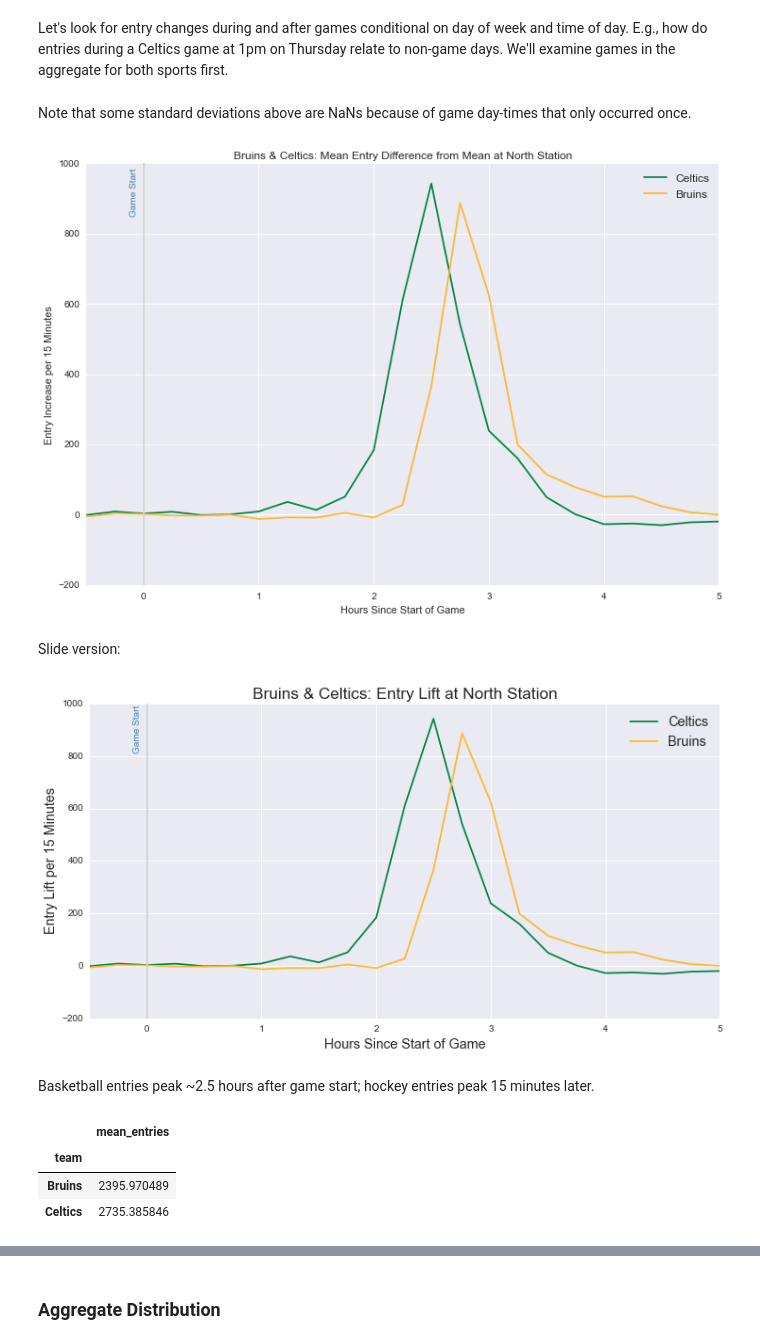
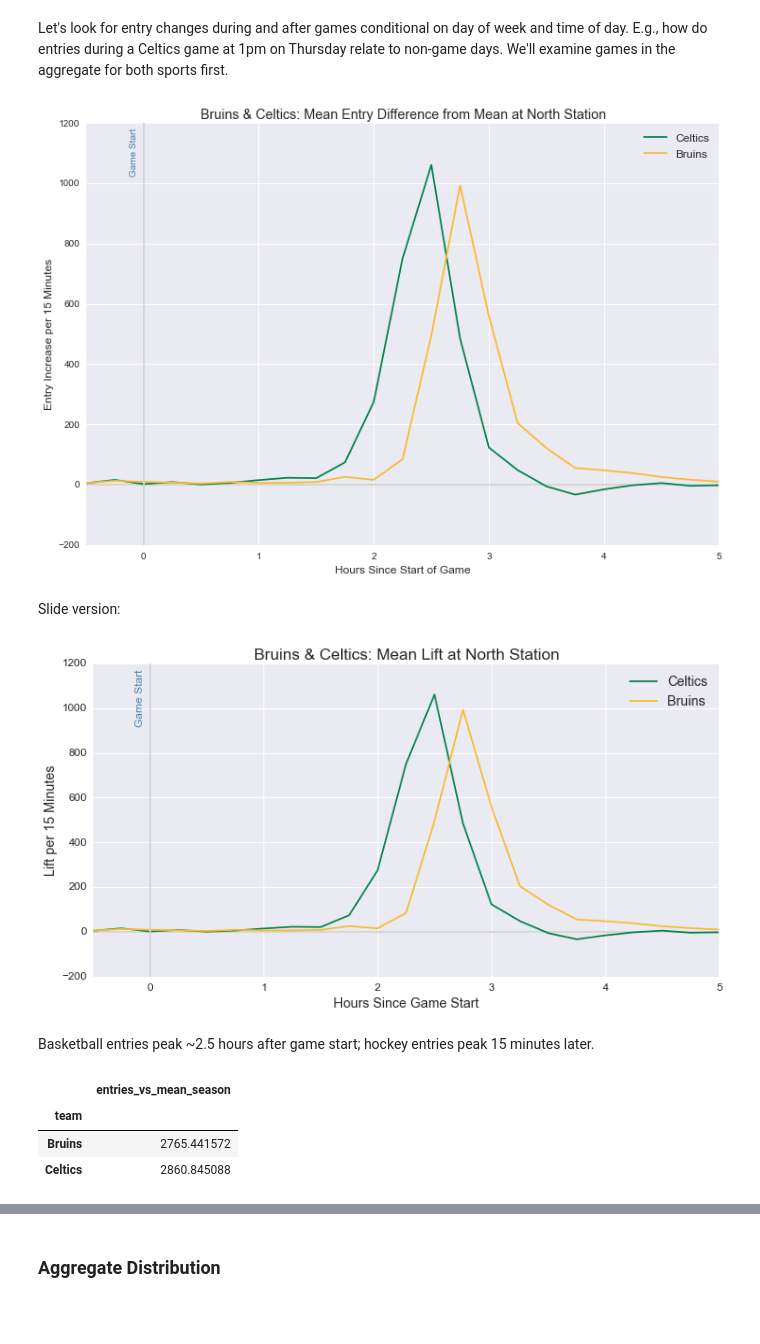
Before and after one commit to azampagl/harvard-capstone, a Jupyter notebook: src/sports/bruins_celtics.ipynb, the cells around one changed output, grey strips where cells are left out. Cells and saved outputs as stored; diff of their text form; code cells hidden in the pictures; blank space fills up the shorter version.

```diff
--- a/src/sports/bruins_celtics.ipynb
+++ b/src/sports/bruins_celtics.ipynb
@@ -275,18 +311,27 @@ mean_entry_differences_dow
-# %% [markdown]
-Note that some standard deviations above are NaNs because of game day-times that only occurred once.
 # %%
 # The hierarchical columns are a pain here. Flatten them.
-mean_entry_differences_dow_copy = mean_entry_differences_dow.copy()
-cols = mean_entry_differences_dow.columns.get_level_values(0).tolist()
-for i, c in enumerate(mean_entry_differences_dow.columns.get_level_values(1)):
-    if c != '':
-        cols[i] += '_' + c
-mean_entry_differences_dow_copy.columns = cols
+# mean_entry_differences_dow_copy = mean_entry_differences_dow.copy()
+# cols = mean_entry_differences_dow.columns.get_level_values(0).tolist()
+# for i, c in enumerate(mean_entry_differences_dow.columns.get_level_values(1)):
+#     if c != '':
+#         cols[i] += '_' + c
+# mean_entry_differences_dow_copy.columns = cols
 
 # Summarize.
-mean_entry_differences_summarized = mean_entry_differences_dow_copy.groupby(['team','hours_since_game_start']).agg({
-    'entries_vs_mean_mean': np.mean,
-    'entries_vs_mean_std':  np.std
+mean_entry_differences_summarized = mean_entry_differences_dow.groupby(['name','line_1','line_2','team','hours_since_game_start']).agg({
+    #'entries_vs_mean_all': np.mean,
+    'entries_vs_mean_season': np.mean
 }).reset_index()
+# Fix stupid column names.
+# mean_entry_differences_summarized.rename(columns={'entries_vs_mean_all_mean':'entries_vs_mean_all','entries_vs_mean_season_mean':'entries_vs_mean_season'}, inplace=True)
+
+# Now perform a full aggregation.
+mean_entry_differences_agg = mean_entry_differences_summarized.groupby(['team','hours_since_game_start']).agg({
+    #'entries_vs_mean_all': np.sum,
+    'entries_vs_mean_season': np.sum
+}).reset_index(drop=False)
+
+# Also get TD station aggregation.
+td_entries_summarized = mean_entry_differences_summarized[mean_entry_differences_summarized.name.isin(td_stations)]
 # %%
 mean_entry_differences_summarized
@@ -293,57 +340,66 @@ mean_entry_differences_summarized
 # %%
 # Plot means for each team.
 plt.figure(figsize=default_figsize)
 for team in teams:
-    plt.plot(mean_entry_differences_summarized[mean_entry_differences_summarized.team == team].hours_since_game_start, mean_entry_differences_summarized[mean_entry_differences_summarized.team == team].entries_vs_mean_mean, label=team, color=team_colors[team])
+    plt.plot(
+        td_entries_summarized[td_entries_summarized.team == team].hours_since_game_start,
+        td_entries_summarized[td_entries_summarized.team == team].entries_vs_mean_season,
+        label=team, color=team_colors[team]
+    )
 
 # Fix x limit and add origin lines.
 xlim = plt.xlim((-0.5, plt.xlim()[1])); ylim = plt.ylim()
 plt.axvline(0, *ylim, color='lightgray')
-# plt.hlines(0, *xlim, colors='lightgray')
+plt.hlines(0, *xlim, colors='lightgray')
 plt.annotate('Game Start', (-.05,ylim[1]*0.97), rotation='vertical', ha='right', color='steelblue')
 
 # Prettify.
-plt.title('Bruins & Celtics: Mean Entry Difference from Mean at North Station')
-plt.xlabel('Hours Since Start of Game'); plt.ylabel('Entry Increase per 15 Minutes')
+plt.title('Bruins & Celtics: Mean Entry Difference from Mean at North Station', fontsize='x-large')
+plt.xlabel('Hours Since Start of Game', fontsize='large'); plt.ylabel('Entry Increase per 15 Minutes', fontsize='large')
 plt.xlim(xlim)
 plt.legend(fontsize='large')
 
 # Show.
 plt.show()
 # %% [output]
-[figure, old version]
+[figure, new version]
 # %% [markdown]
 Slide version:
 # %%
 # Plot means for each team.
 plt.figure(figsize=default_figsize_slides)
 for team in teams:
-    plt.plot(mean_entry_differences_summarized[mean_entry_differences_summarized.team == team].hours_since_game_start, mean_entry_differences_summarized[mean_entry_differences_summarized.team == team].entries_vs_mean_mean, label=team, color=team_colors[team])
+    plt.plot(
+        td_entries_summarized[td_entries_summarized.team == team].hours_since_game_start,
+        td_entries_summarized[td_entries_summarized.team == team].entries_vs_mean_season,
+        label=team, color=team_colors[team]
+    )
 
 # Fix x limit and add origin lines.
 xlim = plt.xlim((-0.5, plt.xlim()[1])); ylim = plt.ylim()
 plt.axvline(0, *ylim, color='lightgray')
-# plt.hlines(0, *xlim, colors='lightgray')
-plt.annotate('Game Start', (-.05,ylim[1]*0.97), rotation='vertical', ha='right', color='steelblue')
+plt.hlines(0, *xlim, colors='lightgray')
+plt.annotate('Game Start', (-.05,ylim[1]*0.95), rotation='vertical', ha='right', color='steelblue', fontsize='large')
 
 # Prettify.
-plt.title('Bruins & Celtics: Entry Lift at North Station', fontsize='xx-large')
-plt.xlabel('Hours Since Start of Game', fontsize='x-large'); plt.ylabel('Entry Lift per 15 Minutes', fontsize='x-large')
+plt.title('Bruins & Celtics: Mean Lift at North Station', fontsize='xx-large')
+plt.xlabel('Hours Since Game Start', fontsize='x-large'); plt.ylabel('Lift per 15 Minutes', fontsize='x-large')
 plt.xlim(xlim)
 plt.legend(fontsize='x-large')
+plt.xticks(fontsize='large'); plt.yticks(fontsize='large')
 
 # Show.
 plt.show()
 # %% [output]
-[figure, old version]
+[figure, new version]
 # %% [markdown]
 Basketball entries peak ~2.5 hours after game start; hockey entries peak 15 minutes later.
 # %%
 # Sums.
-mean_entry_differences_summarized[['team','entries_vs_mean_mean']].rename(columns={'entries_vs_mean_mean':'mean_entries'}).groupby(['team']).agg({'mean_entries':np.sum})
+td_entries_summarized[['team','entries_vs_mean_season']].groupby(['team']).agg({'entries_vs_mean_season':np.sum})
 # %% [output]
-|  | mean_entries |
+|  | entries_vs_mean_season |
 | team |  |
-| Bruins | 2395.970489 |
-| Celtics | 2735.385846 |
+| Bruins | 2765.441572 |
+| Celtics | 2860.845088 |
 # %% [markdown]
```
Also changed, not shown: parts of 18 cells of this notebook.
